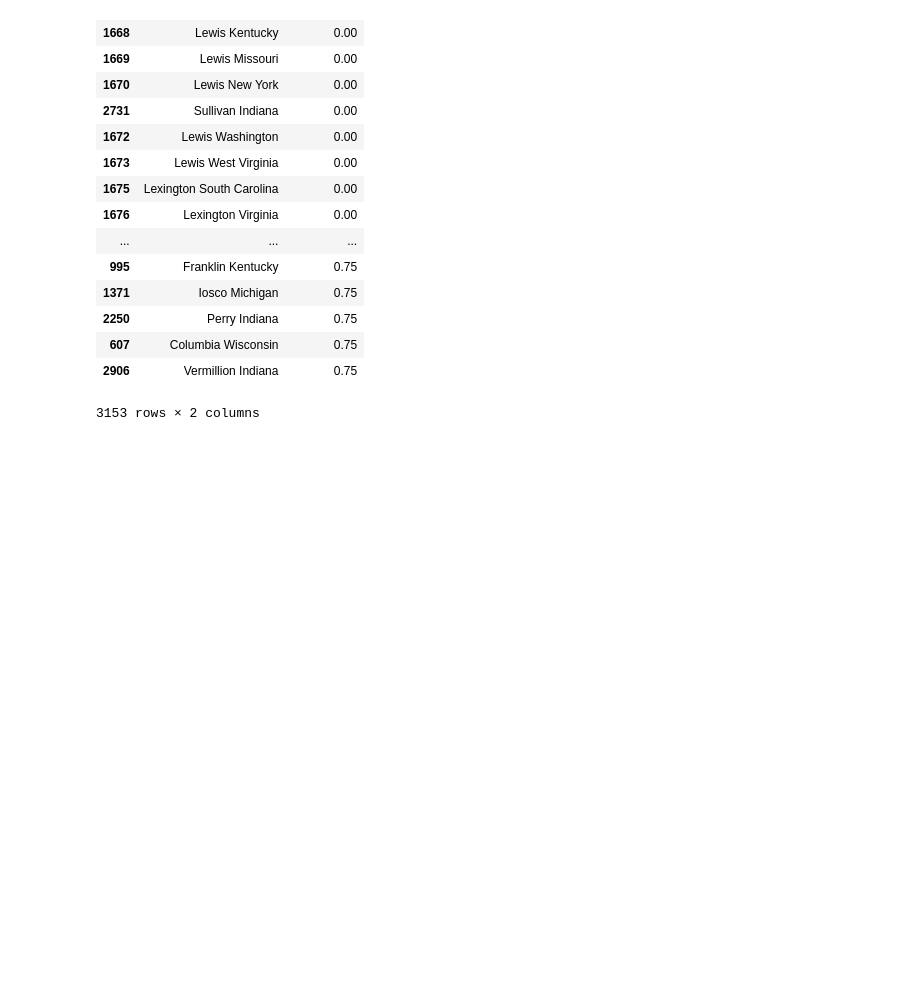
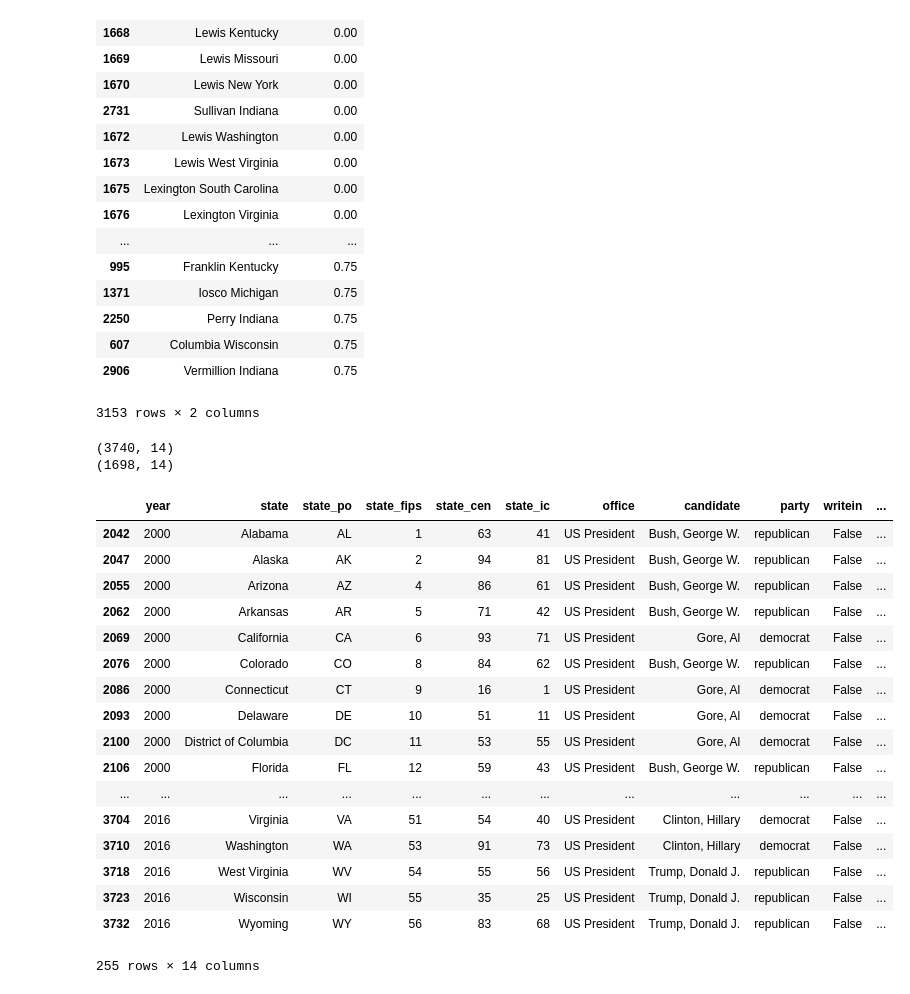
Before and after one commit to tinawong15/portends-greatness, a Jupyter notebook: elections.ipynb, the cells around one changed output. Drawn from its saved outputs; the diff is of its cells as text; code cells hidden in the pictures; blank space fills up the shorter version.

```diff
--- a/elections.ipynb
+++ b/elections.ipynb
@@ -69,3 +74,34 @@ swing.sort_values(['swinginess'], ascending=(True))
 | 607 | Columbia Wisconsin | 0.75 |
 | 2906 | Vermillion Indiana | 0.75 |
 3153 rows × 2 columns
+# %%
+csv_path = "portends-greatness/1976-2016-president.csv"
+states = pd.read_csv(csv_path)
+print(states.shape)
+states = states[states['year'] >= 2000]
+print(states.shape)
+# %% [output]
+(3740, 14)
+(1698, 14)
+# %%
+state_winners = states.sort_values(['year', 'state', 'candidatevotes'], ascending=(True, True, False)).groupby(['year', 'state']).head(1)
+state_winners
+# %% [output]
+|  | year | state | state_po | state_fips | state_cen | state_ic | office | candidate | party | writein | ... |
+| 2042 | 2000 | Alabama | AL | 1 | 63 | 41 | US President | Bush, George W. | republican | False | ... |
+| 2047 | 2000 | Alaska | AK | 2 | 94 | 81 | US President | Bush, George W. | republican | False | ... |
+| 2055 | 2000 | Arizona | AZ | 4 | 86 | 61 | US President | Bush, George W. | republican | False | ... |
+| 2062 | 2000 | Arkansas | AR | 5 | 71 | 42 | US President | Bush, George W. | republican | False | ... |
+| 2069 | 2000 | California | CA | 6 | 93 | 71 | US President | Gore, Al | democrat | False | ... |
+| 2076 | 2000 | Colorado | CO | 8 | 84 | 62 | US President | Bush, George W. | republican | False | ... |
+| 2086 | 2000 | Connecticut | CT | 9 | 16 | 1 | US President | Gore, Al | democrat | False | ... |
+| 2093 | 2000 | Delaware | DE | 10 | 51 | 11 | US President | Gore, Al | democrat | False | ... |
+| 2100 | 2000 | District of Columbia | DC | 11 | 53 | 55 | US President | Gore, Al | democrat | False | ... |
+| 2106 | 2000 | Florida | FL | 12 | 59 | 43 | US President | Bush, George W. | republican | False | ... |
+| ... | ... | ... | ... | ... | ... | ... | ... | ... | ... | ... | ... |
+| 3704 | 2016 | Virginia | VA | 51 | 54 | 40 | US President | Clinton, Hillary | democrat | False | ... |
+| 3710 | 2016 | Washington | WA | 53 | 91 | 73 | US President | Clinton, Hillary | democrat | False | ... |
+| 3718 | 2016 | West Virginia | WV | 54 | 55 | 56 | US President | Trump, Donald J. | republican | False | ... |
+| 3723 | 2016 | Wisconsin | WI | 55 | 35 | 25 | US President | Trump, Donald J. | republican | False | ... |
+| 3732 | 2016 | Wyoming | WY | 56 | 83 | 68 | US President | Trump, Donald J. | republican | False | ... |
+255 rows × 14 columns
```
Also changed, not shown: parts of 5 cells of this notebook.
